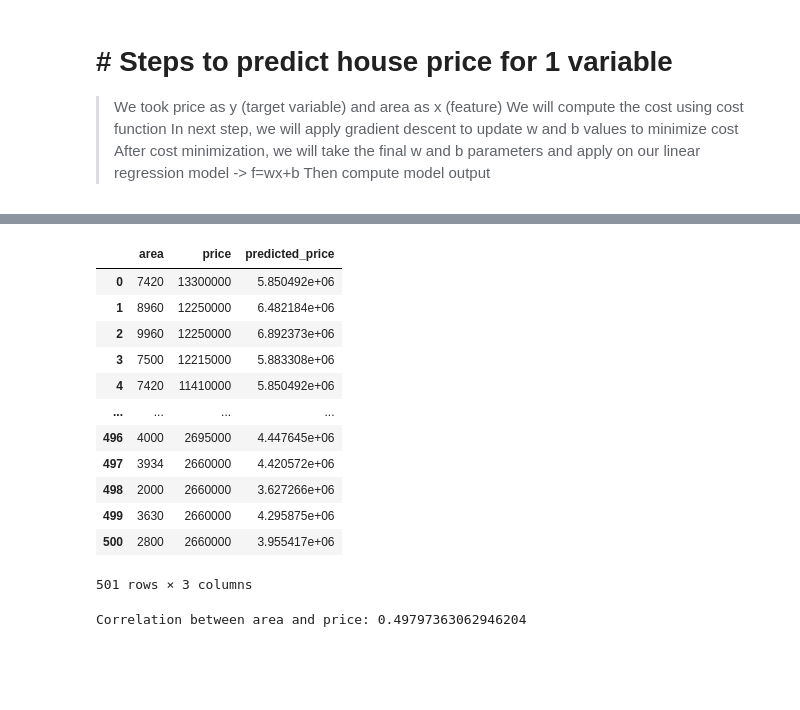
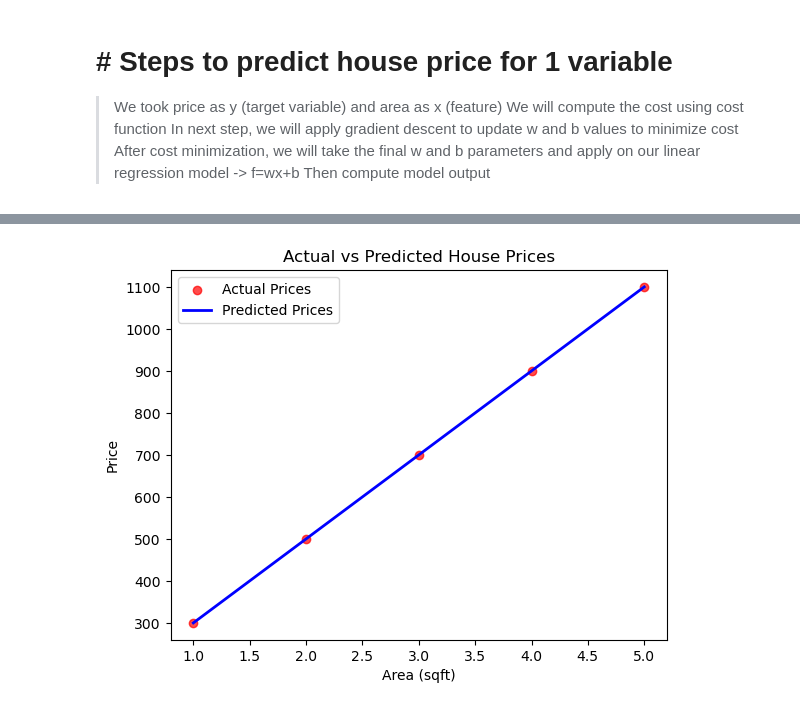
Before and after one commit to rayyanali00/MachineLearninCourse, a Jupyter notebook: HousingPricePrediction_LinearRegression_1var.ipynb, the cells around one changed output, grey strips where cells are left out. Cells and saved outputs as stored; diff of their text form; code cells hidden in the pictures; blank space fills up the shorter version.

```diff
--- a/HousingPricePrediction_LinearRegression_1var.ipynb
+++ b/HousingPricePrediction_LinearRegression_1var.ipynb
@@ -216,0 +135,2 @@ Mean Absolute Error: 1149706.3436269255
+# %%
+prediction = w_b_hist[0]*x_train+w_b_hist[1]
@@ -243,21 +148,17 @@ array([5850492.35744206, 6482184.03603006, 6892373.43771059,
-# %%
-new_df
-# %% [output]
-|  | area | price | predicted_price |
-| 0 | 7420 | 13300000 | 5.850492e+06 |
-| 1 | 8960 | 12250000 | 6.482184e+06 |
-| 2 | 9960 | 12250000 | 6.892373e+06 |
-| 3 | 7500 | 12215000 | 5.883308e+06 |
-| 4 | 7420 | 11410000 | 5.850492e+06 |
-| ... | ... | ... | ... |
-| 496 | 4000 | 2695000 | 4.447645e+06 |
-| 497 | 3934 | 2660000 | 4.420572e+06 |
-| 498 | 2000 | 2660000 | 3.627266e+06 |
-| 499 | 3630 | 2660000 | 4.295875e+06 |
-| 500 | 2800 | 2660000 | 3.955417e+06 |
-501 rows × 3 columns
-# %%
-correlation = train_data['area'].corr(train_data['price'])
-print(f"Correlation between area and price: {correlation}")
-# %% [output]
-Correlation between area and price: 0.49797363062946204
+# %%
+# Create the scatter plot for actual prices
+plt.scatter(x_train, y_train, color='red', label='Actual Prices', alpha=0.7)
+
+# Create the line plot for predicted prices
+plt.plot(x_train, prediction, color='blue', label='Predicted Prices', linewidth=2)
+
+# Add labels and title
+plt.xlabel('Area (sqft)')
+plt.ylabel('Price')
+plt.title('Actual vs Predicted House Prices')
+plt.legend()
+
+# Display the plot
+plt.show()
+# %% [output]
+[figure, added]
```
Also changed, not shown: parts of 21 cells of this notebook.
